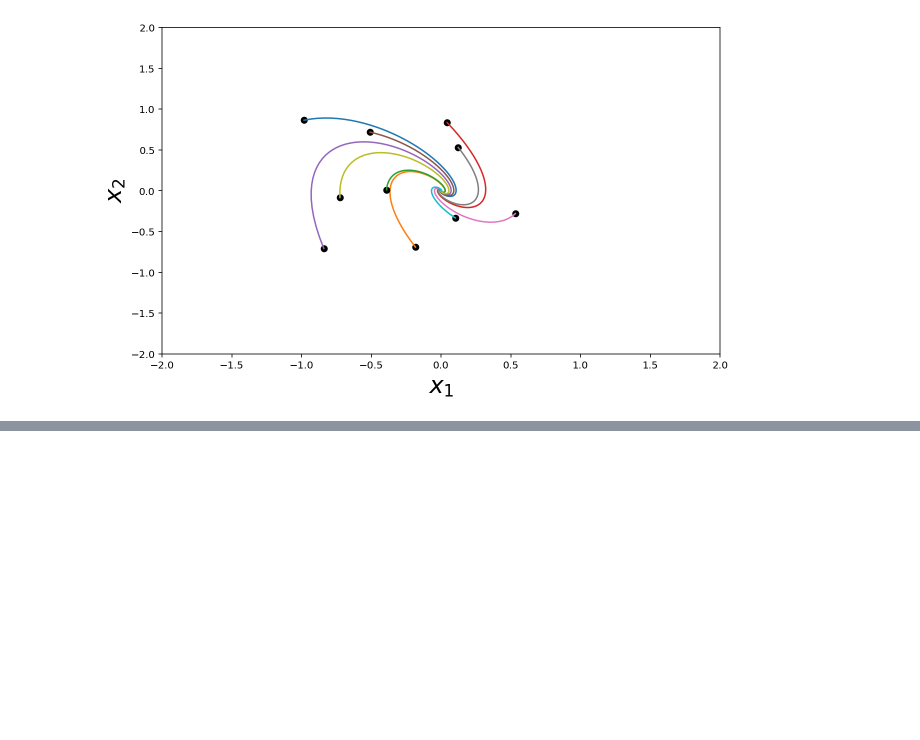
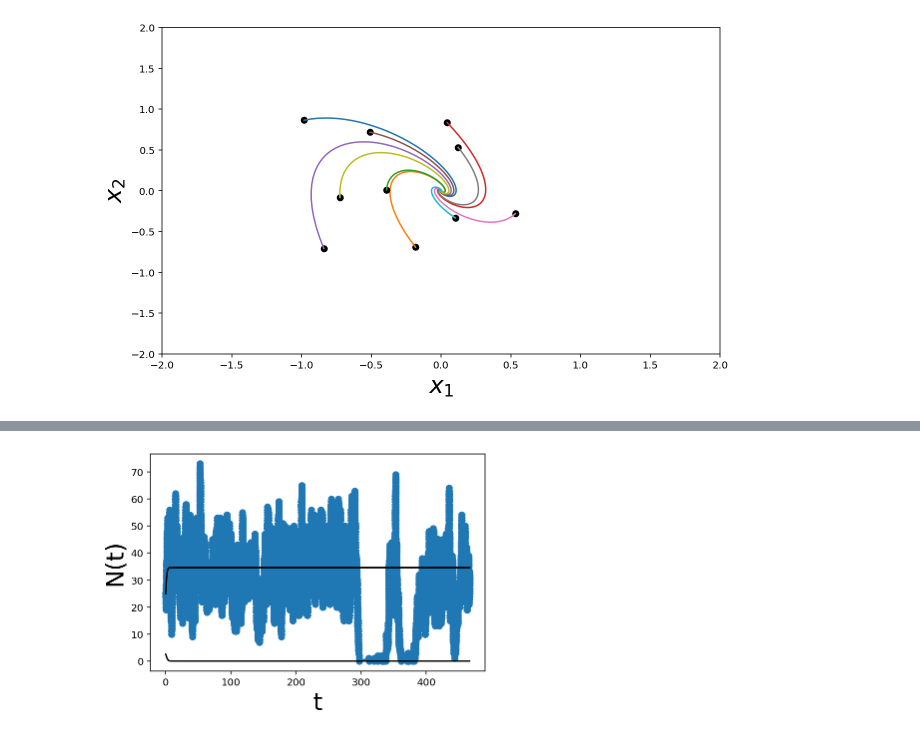
Before and after one commit to newby-jay/MATH371-Winter2020-JupyterNotebooks, a Jupyter notebook: Week 3 - ODE linear systems.ipynb, the cells around one changed output, grey strips where cells are left out. Drawn from its saved outputs; the diff is of its cells as text; code cells hidden in the pictures; blank space fills up the shorter version.

```diff
--- a/Week 3 - ODE linear systems.ipynb
+++ b/Week 3 - ODE linear systems.ipynb
@@ -55,0 +89,20 @@ ylabel('$x_2$', fontsize=24);
+# %%
+alpha = 1
+beta = 2
+n0 = 0
+Nsteps = 10000
+Tgreen = 0
+t = 0
+N = n0
+for j in arange(Nsteps):
+    u = rand(1)[0]
+    tau = -log(u)/((N==0)*alpha + (N==1)*beta)
+    t += tau
+    N = 0 if N==1 else 1
+    if N == 1:
+        Tgreen += tau
+fraction = Tgreen/t
+print('The fraction of time the light is green is')
+print(fraction)
+print('Compare to the exact formula:')
+print(beta/(alpha + beta))
@@ -55,0 +262,64 @@ ylabel('$x_2$', fontsize=24);
+# %%
+epsilon = 0.2 # TRY CHANGING THIS VALUE
+r = 2.
+K = 10.
+H = 5.5
+A = 2.
+# K = 1.
+n0 = int(5/epsilon)
+Nsteps = 50000
+N = zeros(Nsteps)
+N[0] = n0
+T = zeros(Nsteps)
+T[0] = 0
+for j in arange(1, Nsteps):
+    n = N[j-1]
+    combined_rate = epsilon + n*r + n**2*epsilon*r/K + H*n/(A + epsilon*n)
+    u = rand(1)
+    tau = -log(u)/combined_rate
+    T[j] = T[j-1] + tau # update time array with new time value
+    ## now we make a random variable to decide if birth or death occurs
+    probability_of_birth = (epsilon + n*r)/combined_rate
+    probability_of_death = 1 - probability_of_birth
+    u2 = rand(1)
+    if u2 < probability_of_birth:
+        N[j] = N[j-1] + 1 # a birth means N -> N+1
+    else:
+        N[j] = N[j-1] - 1
+
+#     if N[j] == 0:
+#         T = T[:j+1]
+#         N = N[:j+1]
+#         break
+
+def ode(x0, Tmax): # change `Nsteps` to alter
+    ### Euler's method parameters
+    Delta_t = 0.1 # The size of the time step
+    Nsteps = int(Tmax/Delta_t)
+    x = zeros(Nsteps) # an array of zeros to store the solution in
+    x[0] = x0 # store the initial condition
+    def f_ode(x): # the ligistic growth RHS function
+        return r*x*(1-x/K) - H*x/(A + x)
+    ####### The simulation loop #########
+    for n in arange(1, Nsteps): # loop from n=1 up to n=Nsteps-1
+        x[n] = x[n-1] + Delta_t*f_ode(x[n-1])
+    t = Delta_t*arange(Nsteps)
+    return t, x
+
+Tode1, Xode1 = ode(.5, T[-1])
+Tode2, Xode2 = ode(5, T[-1])
+######## plot the result
+figure(1)
+plot(T, N, '-o') # the option '-o' makes a line with 'o' symbols at the jump times
+plot(Tode1, Xode1/epsilon, 'k')
+plot(Tode2, Xode2/epsilon, 'k')
+xlabel('t', fontsize=24)
+ylabel('N(t)', fontsize=24);
+
+figure(2)
+P, b = histogram(N[1:], bins=50, weights=diff(T));
+# semilogy(b[:-1], P)
+# bar(b[:-1], P)
+hist(N[1:],  bins=arange(70), weights=diff(T));
+# %% [output]
+[figure, added]
```
Also changed, not shown: parts of 5 cells of this notebook, 2 other files.
